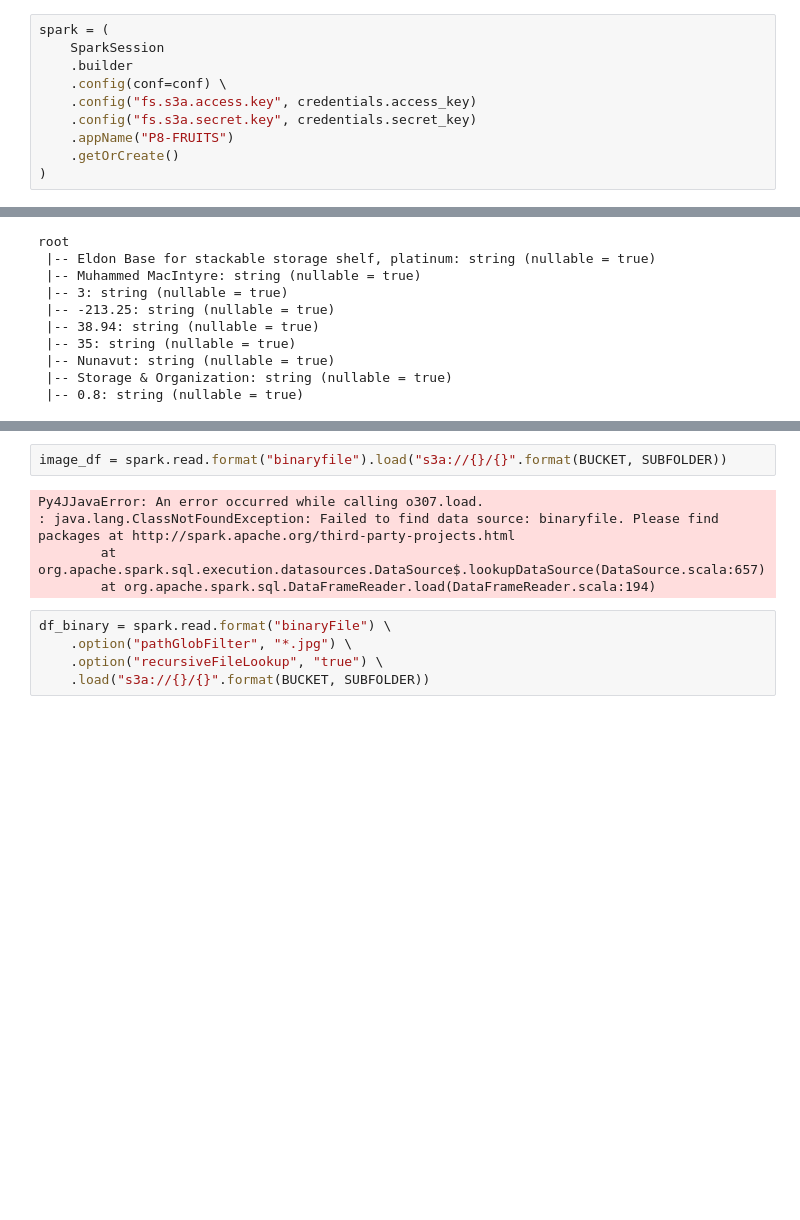
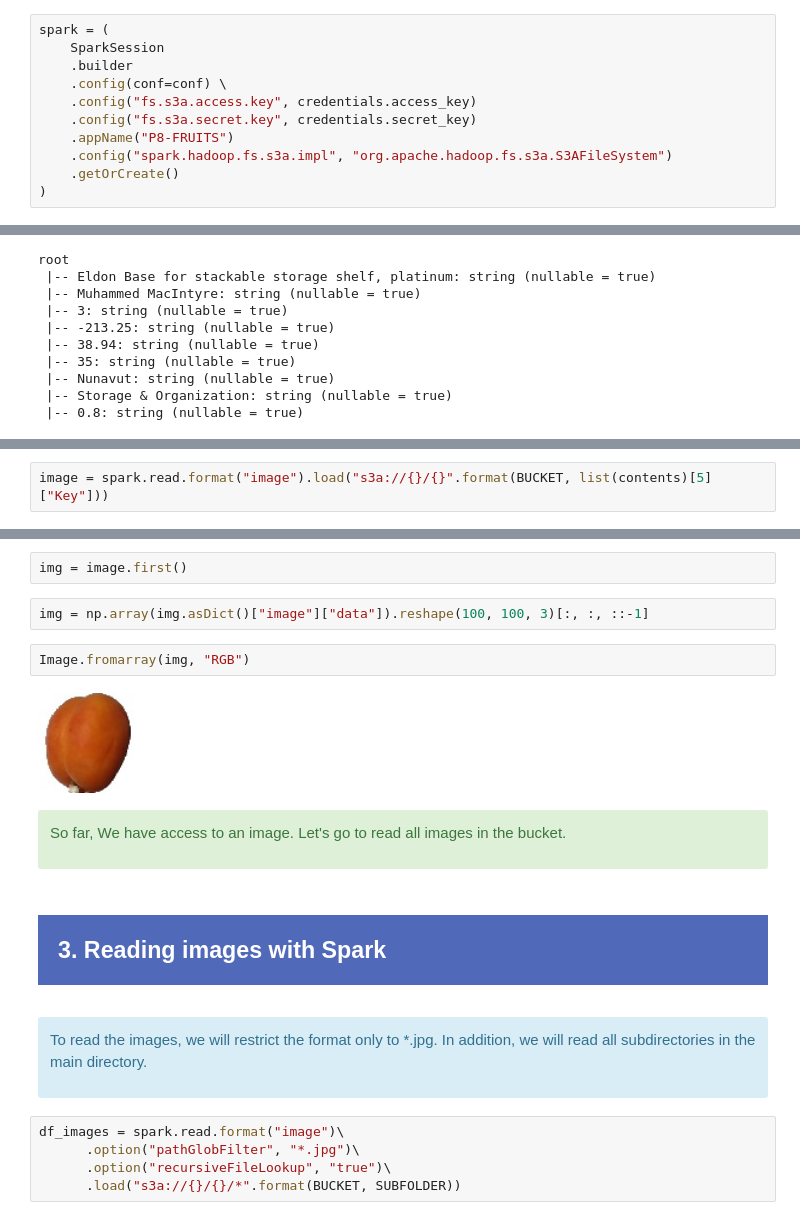
Before and after one commit to samirhinojosa/OC-P8-deploy-a-model-in-the-cloud, a Jupyter notebook: PoC_notebook.ipynb, the cells around one changed output, grey strips where cells are left out. Saved outputs shown, nothing was run; the diff lists cells and outputs as text; blank space fills up the shorter version.

Commit message:
reading images from S3 trhough Spark

```diff
--- a/PoC_notebook.ipynb
+++ b/PoC_notebook.ipynb
@@ -89,6 +97,7 @@ spark = (
     .config("fs.s3a.access.key", credentials.access_key)
     .config("fs.s3a.secret.key", credentials.secret_key)
     .appName("P8-FRUITS")
+    .config("spark.hadoop.fs.s3a.impl", "org.apache.hadoop.fs.s3a.S3AFileSystem")
     .getOrCreate()
 )
 # %% [markdown]
@@ -128,0 +146,2 @@ root
+# %%
+image = spark.read.format("image").load("s3a://{}/{}".format(BUCKET, list(contents)[5]["Key"]))
@@ -129,12 +167,25 @@ root
+# %%
+img = image.first()
+# %%
+img = np.array(img.asDict()["image"]["data"]).reshape(100, 100, 3)[:, :, ::-1]
+# %%
+Image.fromarray(img, "RGB")
+# %% [output]
+[figure, added]
+# %% [markdown]
+<div class="alert alert-block alert-success">
+    <p>So far, We have access to an image. Let's go to read all images in the bucket.</p>
+</div>
+# %% [markdown]
+<div style="background-color: #506AB9;" >
+    <h2 style="margin: auto; padding: 20px; color:#fff; ">3. Reading images with Spark</h2>
+</div>
+# %% [markdown]
+<div class="alert alert-block alert-info">
+    <p>To read the images, we will restrict the format only to *.jpg. In addition, we will read all subdirectories in the main directory.</p>
+</div>
 # %%
-image_df = spark.read.format("binaryfile").load("s3a://{}/{}".format(BUCKET, SUBFOLDER))
+df_images = spark.read.format("image")\
+      .option("pathGlobFilter", "*.jpg")\
+      .option("recursiveFileLookup", "true")\
+      .load("s3a://{}/{}/*".format(BUCKET, SUBFOLDER))
-# %% [output]
-Py4JJavaError: An error occurred while calling o307.load.
-: java.lang.ClassNotFoundException: Failed to find data source: binaryfile. Please find packages at http://spark.apache.org/third-party-projects.html
-        at org.apache.spark.sql.execution.datasources.DataSource$.lookupDataSource(DataSource.scala:657)
-        at org.apache.spark.sql.DataFrameReader.load(DataFrameReader.scala:194)
-# %%
-df_binary = spark.read.format("binaryFile") \
-    .option("pathGlobFilter", "*.jpg") \
-    .option("recursiveFileLookup", "true") \
-    .load("s3a://{}/{}".format(BUCKET, SUBFOLDER))
```
Also changed, not shown: parts of 18 cells of this notebook, 1 other file.
